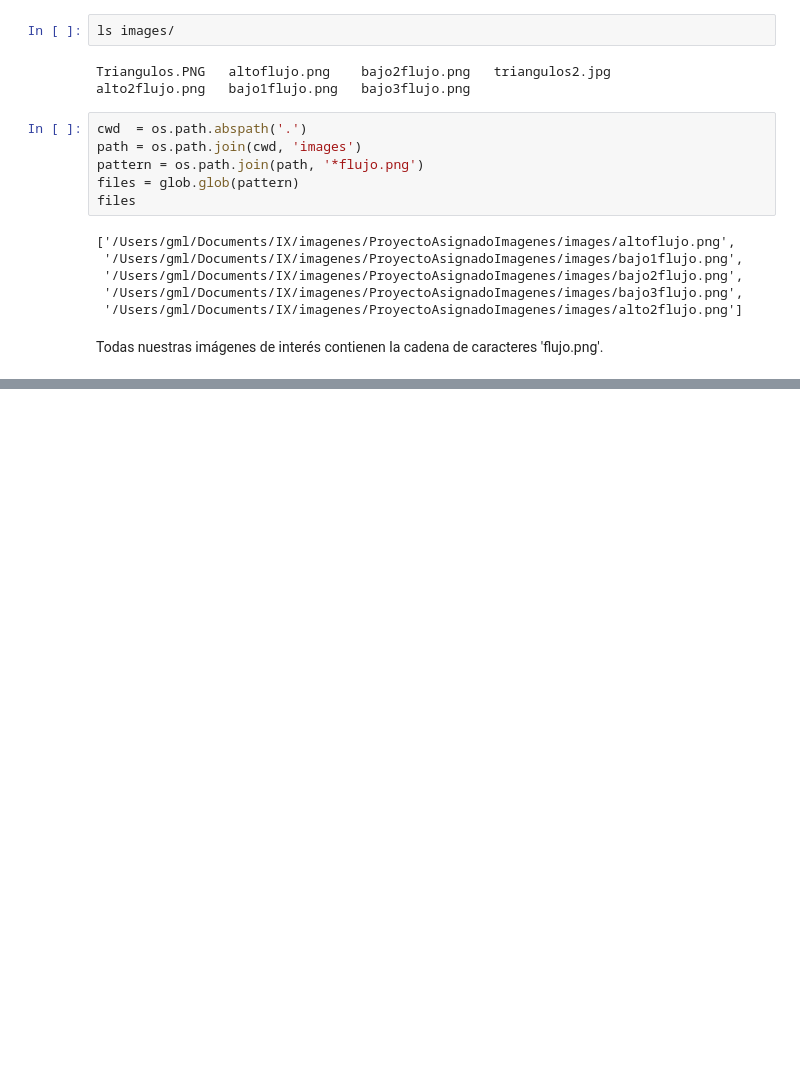
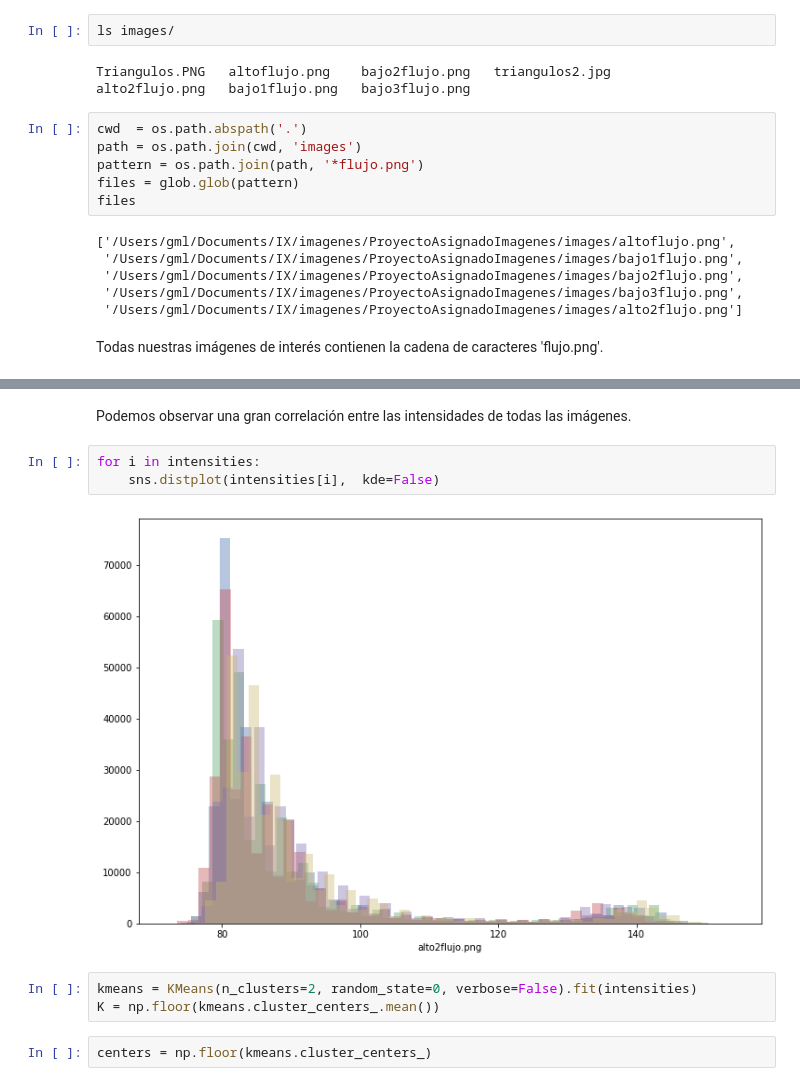
Before and after one commit to Pagutri/ProyectoAsignadoImagenes, a Jupyter notebook: Pregunta1.ipynb, the cells around one changed output, grey strips where cells are left out. Saved outputs shown, nothing was run; the diff lists cells and outputs as text; blank space fills up the shorter version.

```diff
--- a/Pregunta1.ipynb
+++ b/Pregunta1.ipynb
@@ -78,0 +79,12 @@ mangueras
+# %% [markdown]
+Podemos observar una gran correlación entre las intensidades de todas las imágenes.
+# %%
+for i in intensities:
+    sns.distplot(intensities[i],  kde=False)
+# %% [output]
+[figure, added]
+# %%
+kmeans = KMeans(n_clusters=2, random_state=0, verbose=False).fit(intensities)
+K = np.floor(kmeans.cluster_centers_.mean())
+# %%
+centers = np.floor(kmeans.cluster_centers_)
```
Also changed, not shown: parts of 12 cells of this notebook, 1 other file.
